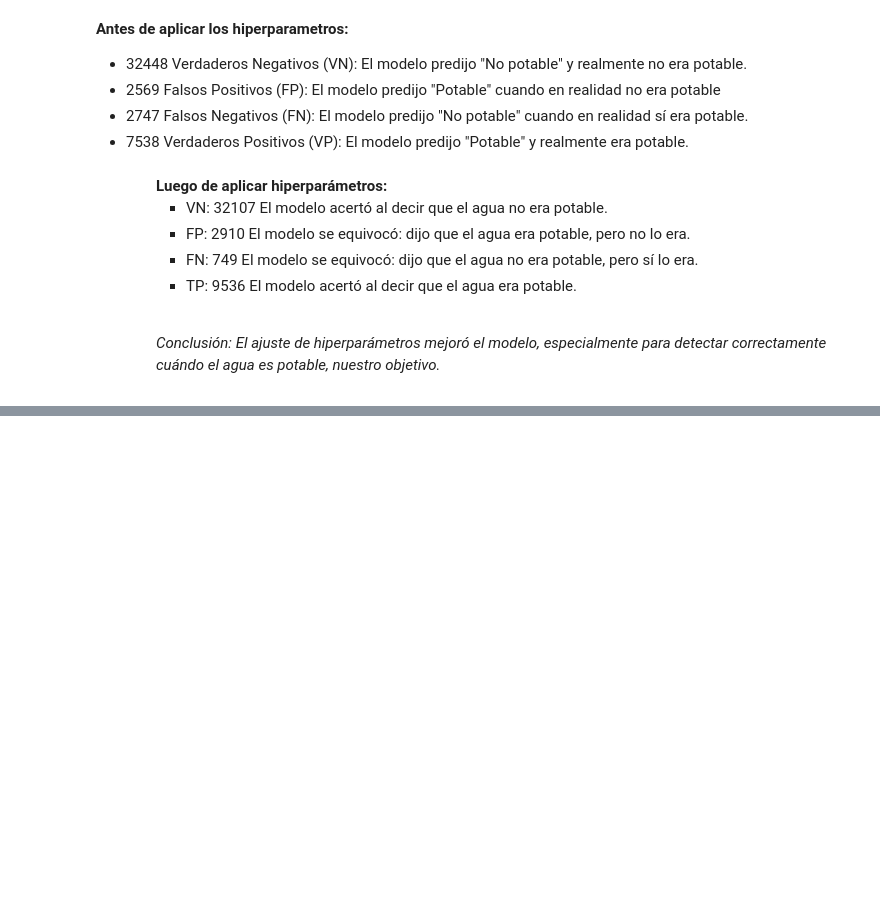
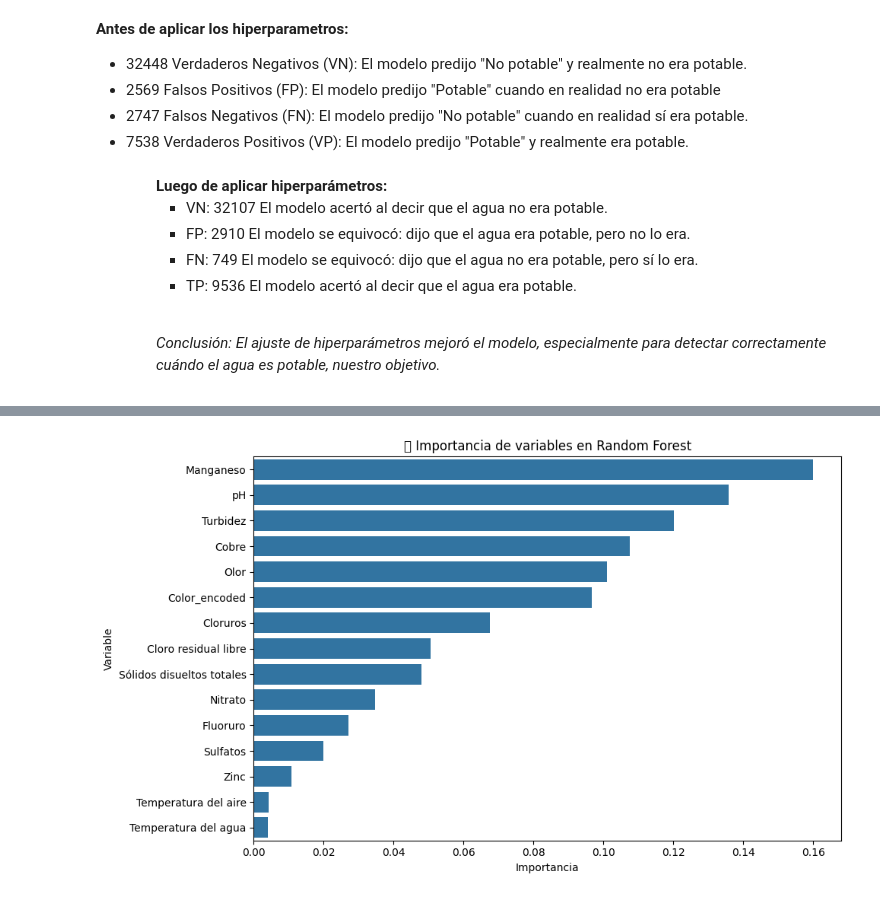
Before and after one commit to micaelakorol21/water_quality, a Jupyter notebook: water_quality.ipynb, the cells around one changed output, grey strips where cells are left out. Drawn from its saved outputs; the diff is of its cells as text; code cells hidden in the pictures; blank space fills up the shorter version.

```diff
--- a/water_quality.ipynb
+++ b/water_quality.ipynb
@@ -1299,0 +1467,14 @@ df.shape # se redujo porque no tiene en cuenta X = Índice", "Objetivo", "Fuente
+# %%
+importancias = rf_model.feature_importances_
+nombres = X.columns
+
+df_importancias = pd.DataFrame({"Variable": nombres, "Importancia": importancias})
+df_importancias = df_importancias.sort_values("Importancia", ascending=False)
+
+plt.figure(figsize=(10, 6))
+sns.barplot(x="Importancia", y="Variable", data=df_importancias.head(15))
+plt.title("🎯 Importancia de variables en Random Forest")
+plt.tight_layout()
+plt.show()
+# %% [output]
+[figure, added]
```
Also changed, not shown: parts of 46 cells of this notebook.
